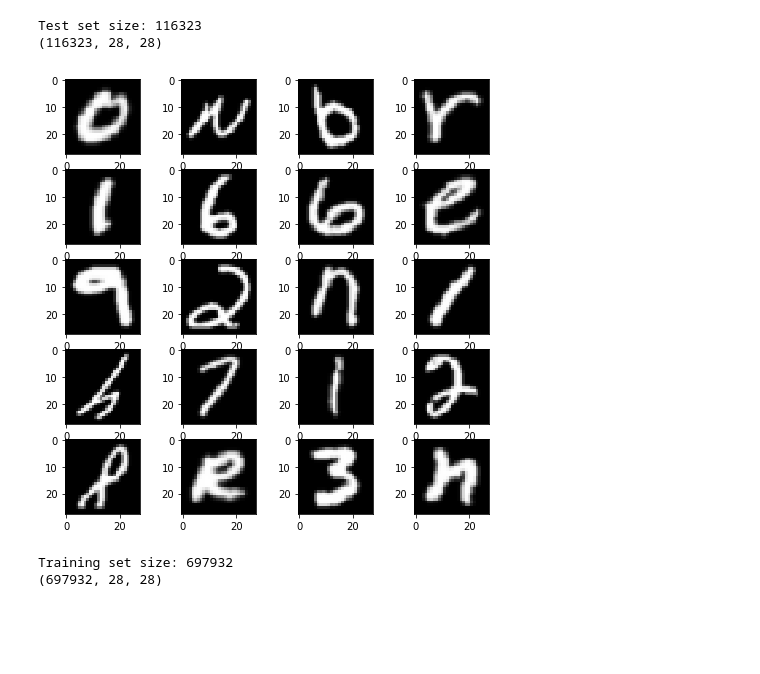
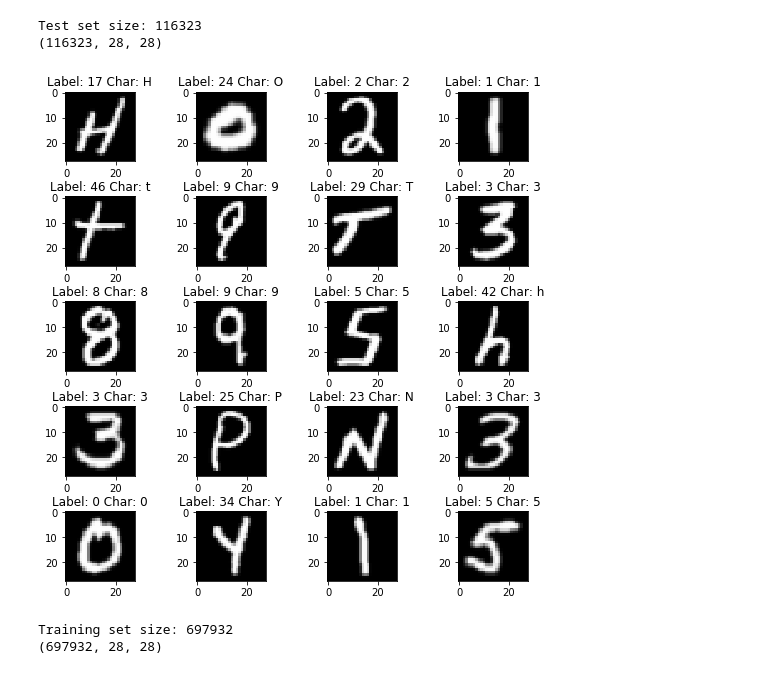
Before and after one commit to PacktPublishing/Hands-On-Deep-Learning-for-Mobile, a Jupyter notebook: Chapter1/emnist_analysis.ipynb, the cells around one changed output. Saved outputs shown, nothing was run; the diff lists cells and outputs as text; code cells hidden in the pictures; blank space fills up the shorter version.

```diff
--- a/Chapter1/emnist_analysis.ipynb
+++ b/Chapter1/emnist_analysis.ipynb
@@ -9,9 +9,29 @@ import struct
 # EMNIST Dataset
 This data set consists of digits and letters. Full description of this data can be found in this [paper](https://arxiv.org/abs/1702.05373v1). There are labelled 28 pixel by 28 pixel images. They are labelled by numbers and alphabets. There are different versions of data. We will be using the `byMerge` set, which has 37 symbols - 10 digits, 26 letters, and space.
 The full data set can be downloaded from [here](https://www.itl.nist.gov/iaui/vip/cs_links/EMNIST/gzip.zip). However, we found the link to be unreliable in practice. You can find  a version of the data downloaded already in the `./data` directory.
+# %%
+# file paths
+train_labels = "./data/emnist-bymerge-train-labels-idx1-ubyte"
+
+test_images = './data/emnist-bymerge-test-images-idx3-ubyte'
+test_labels = "./data/emnist-bymerge-test-labels-idx1-ubyte"
+
+label_mappings = "./data/emnist-bymerge-mapping.txt"
+
+# generate all the labels and the characters they represent
+def map_labels():
+    labels_dict = {}
+    with open(label_mappings, 'rb') as f:
+        # each row of the file has the label first and ascii code next
+        for line in f:
+            #print(line)
+            items = line.split()
+            #print(chr(int(items[1])))
+            labels_dict.update({int(items[0]): chr(int(items[1]))})
+    return labels_dict
 # %%
 # Read the images from the data format
-with open('data/emnist-bymerge-test-images-idx3-ubyte','rb') as f:
+with open(test_images,'rb') as f:
     magic, size = struct.unpack(">II", f.read(8))
     ncols, nrows = struct.unpack(">II", f.read(8))
     data = np.fromfile(f, dtype=np.dtype(np.uint8).newbyteorder('>'))
@@ -20,24 +40,34 @@ with open('data/emnist-bymerge-test-images-idx3-ubyte','rb') as f:
 
 print("Test set size:", size)
 print(data.shape)
+
+# read the labels corresponding to the test images
+with open(test_labels, 'rb') as tslbl:
+    magic_nr, size = struct.unpack(">II", tslbl.read(8))
+    test_lbl = array("b", tslbl.read())
 # %% [output]
 Test set size: 116323
 (116323, 28, 28)
 # %%
 # Now, lets try and generate some sample images to see what the data looks like
-fig=plt.figure(figsize=(8, 8))  # show 8in X 8in image
+labels = map_labels()
+
+fig=plt.figure(figsize=(9, 9))  # show 8in X 8in image
 columns = 4  # 4 images per row
 rows = 5  # lay out images on 5 rows
+
 for i in range(1, columns*rows +1):
-    img_id = np.random.randint(0, 116322)  # max number of images, from prev section
+    img_id = np.random.randint(0, data.shape[0])  # max number of images, from prev section
     fig.add_subplot(rows, columns, i)
     img_data = data[img_id,:,:]
     flipped = np.fliplr(img_data)  # images are horiontally flipped and
     img_data = np.rot90(flipped)   # rotated 90 degrees
+    plt.title('Label: %d Char: %s' % ( test_lbl[img_id], labels[test_lbl[img_id]]))
     plt.imshow(img_data, cmap='gray')
+plt.subplots_adjust(hspace=0.5)
 plt.show()
 # %% [output]
-[figure, old version]
+[figure, new version]
 # %%
 # ensure we can read the training data set and get it's size
 with open('data/emnist-bymerge-train-images-idx3-ubyte','rb') as f:
```
Also changed, not shown: parts of 1 cell of this notebook, 1 other file.
